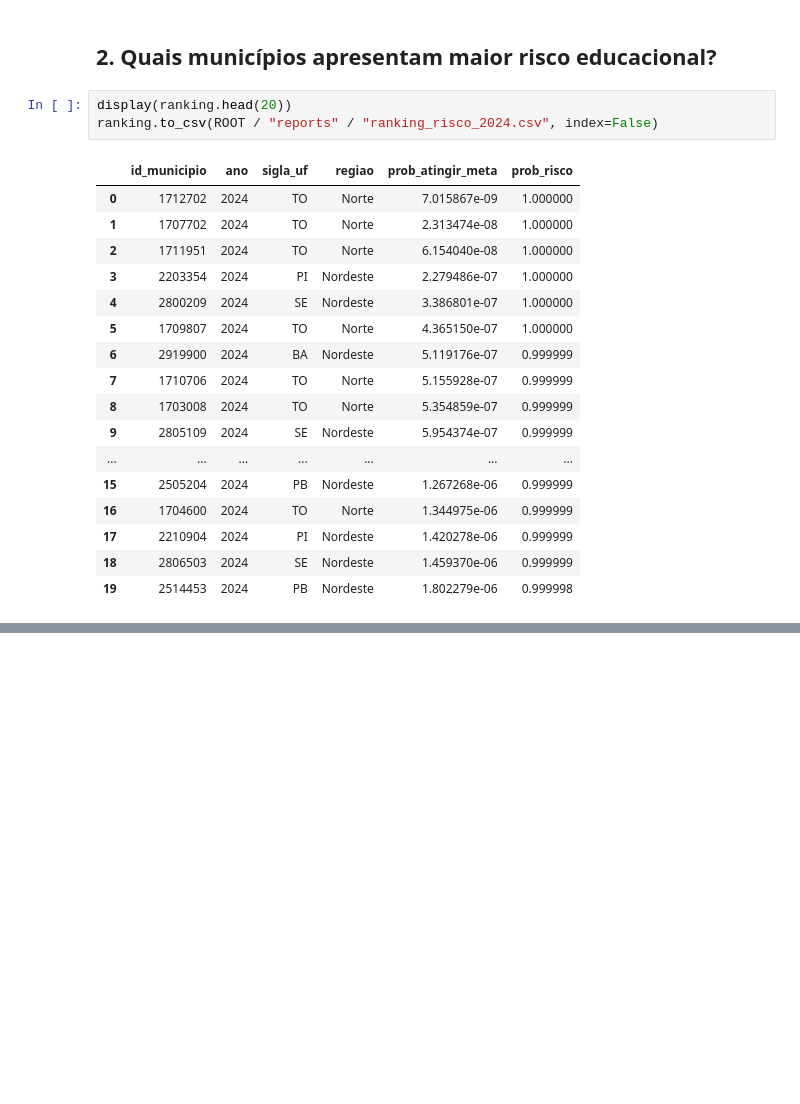
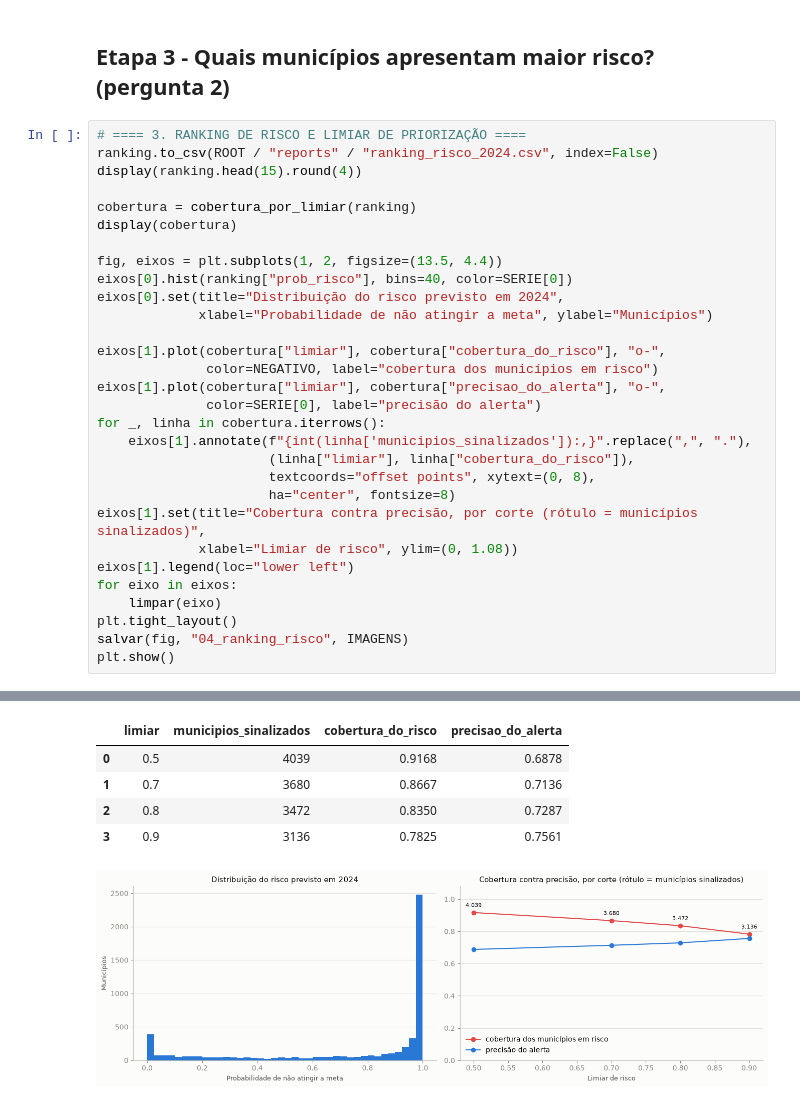
Before and after one commit to damske-h/1IAST-Fase3, a Jupyter notebook: notebooks/04_aplicacao_estrategica.ipynb, the cells around one changed output, grey strips where cells are left out. Cells and saved outputs as stored; diff of their text form; blank space fills up the shorter version.

```diff
--- a/notebooks/04_aplicacao_estrategica.ipynb
+++ b/notebooks/04_aplicacao_estrategica.ipynb
@@ -63,23 +101,33 @@ display(importancia.head(15).round(3))
 # %% [markdown]
-## 2. Quais municípios apresentam maior risco educacional?
+## Etapa 3 - Quais municípios apresentam maior risco? (pergunta 2)
-# %%
-display(ranking.head(20))
-ranking.to_csv(ROOT / "reports" / "ranking_risco_2024.csv", index=False)
-# %% [output]
-|  | id_municipio | ano | sigla_uf | regiao | prob_atingir_meta | prob_risco |
-| 0 | 1712702 | 2024 | TO | Norte | 7.015867e-09 | 1.000000 |
-| 1 | 1707702 | 2024 | TO | Norte | 2.313474e-08 | 1.000000 |
-| 2 | 1711951 | 2024 | TO | Norte | 6.154040e-08 | 1.000000 |
-| 3 | 2203354 | 2024 | PI | Nordeste | 2.279486e-07 | 1.000000 |
-| 4 | 2800209 | 2024 | SE | Nordeste | 3.386801e-07 | 1.000000 |
-| 5 | 1709807 | 2024 | TO | Norte | 4.365150e-07 | 1.000000 |
-| 6 | 2919900 | 2024 | BA | Nordeste | 5.119176e-07 | 0.999999 |
-| 7 | 1710706 | 2024 | TO | Norte | 5.155928e-07 | 0.999999 |
-| 8 | 1703008 | 2024 | TO | Norte | 5.354859e-07 | 0.999999 |
-| 9 | 2805109 | 2024 | SE | Nordeste | 5.954374e-07 | 0.999999 |
-| ... | ... | ... | ... | ... | ... | ... |
-| 15 | 2505204 | 2024 | PB | Nordeste | 1.267268e-06 | 0.999999 |
-| 16 | 1704600 | 2024 | TO | Norte | 1.344975e-06 | 0.999999 |
-| 17 | 2210904 | 2024 | PI | Nordeste | 1.420278e-06 | 0.999999 |
-| 18 | 2806503 | 2024 | SE | Nordeste | 1.459370e-06 | 0.999999 |
-| 19 | 2514453 | 2024 | PB | Nordeste | 1.802279e-06 | 0.999998 |
+# %%
+# ==== 3. RANKING DE RISCO E LIMIAR DE PRIORIZAÇÃO ====
+ranking.to_csv(ROOT / "reports" / "ranking_risco_2024.csv", index=False)
+display(ranking.head(15).round(4))
+
+cobertura = cobertura_por_limiar(ranking)
+display(cobertura)
+
+fig, eixos = plt.subplots(1, 2, figsize=(13.5, 4.4))
+eixos[0].hist(ranking["prob_risco"], bins=40, color=SERIE[0])
+eixos[0].set(title="Distribuição do risco previsto em 2024",
+             xlabel="Probabilidade de não atingir a meta", ylabel="Municípios")
+
+eixos[1].plot(cobertura["limiar"], cobertura["cobertura_do_risco"], "o-",
+              color=NEGATIVO, label="cobertura dos municípios em risco")
+eixos[1].plot(cobertura["limiar"], cobertura["precisao_do_alerta"], "o-",
+              color=SERIE[0], label="precisão do alerta")
+for _, linha in cobertura.iterrows():
+    eixos[1].annotate(f"{int(linha['municipios_sinalizados']):,}".replace(",", "."),
+                      (linha["limiar"], linha["cobertura_do_risco"]),
+                      textcoords="offset points", xytext=(0, 8),
+                      ha="center", fontsize=8)
+eixos[1].set(title="Cobertura contra precisão, por corte (rótulo = municípios sinalizados)",
+             xlabel="Limiar de risco", ylim=(0, 1.08))
+eixos[1].legend(loc="lower left")
+for eixo in eixos:
+    limpar(eixo)
+plt.tight_layout()
+salvar(fig, "04_ranking_risco", IMAGENS)
+plt.show()
+# %% [output]
@@ -85,0 +150,6 @@ ranking.to_csv(ROOT / "reports" / "ranking_risco_2024.csv", index=False)
+|  | limiar | municipios_sinalizados | cobertura_do_risco | precisao_do_alerta |
+| 0 | 0.5 | 4039 | 0.9168 | 0.6878 |
+| 1 | 0.7 | 3680 | 0.8667 | 0.7136 |
+| 2 | 0.8 | 3472 | 0.8350 | 0.7287 |
+| 3 | 0.9 | 3136 | 0.7825 | 0.7561 |
+[figure, added]
```
Also changed, not shown: parts of 20 cells of this notebook, 25 other files.
